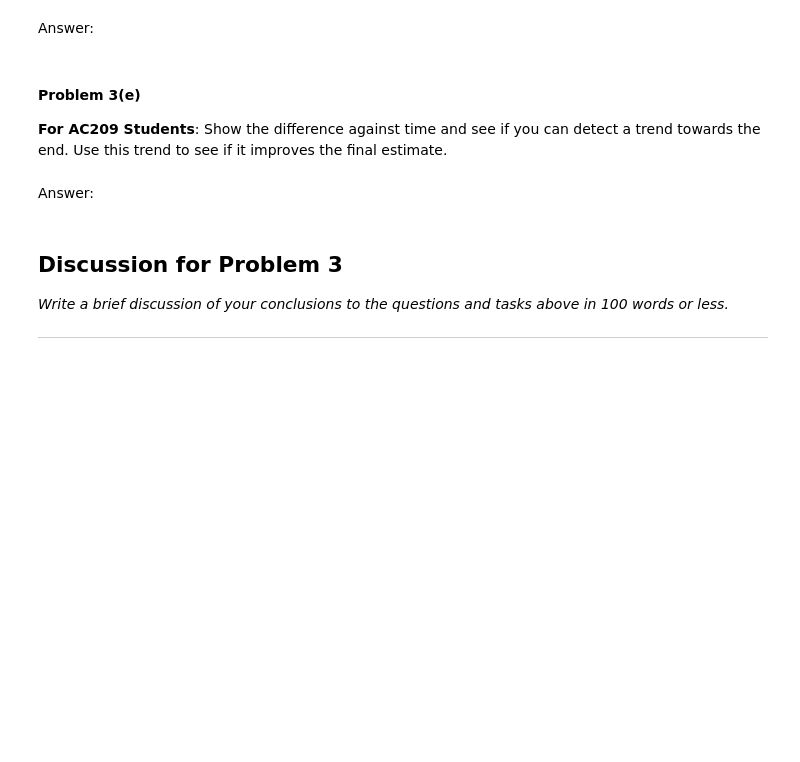
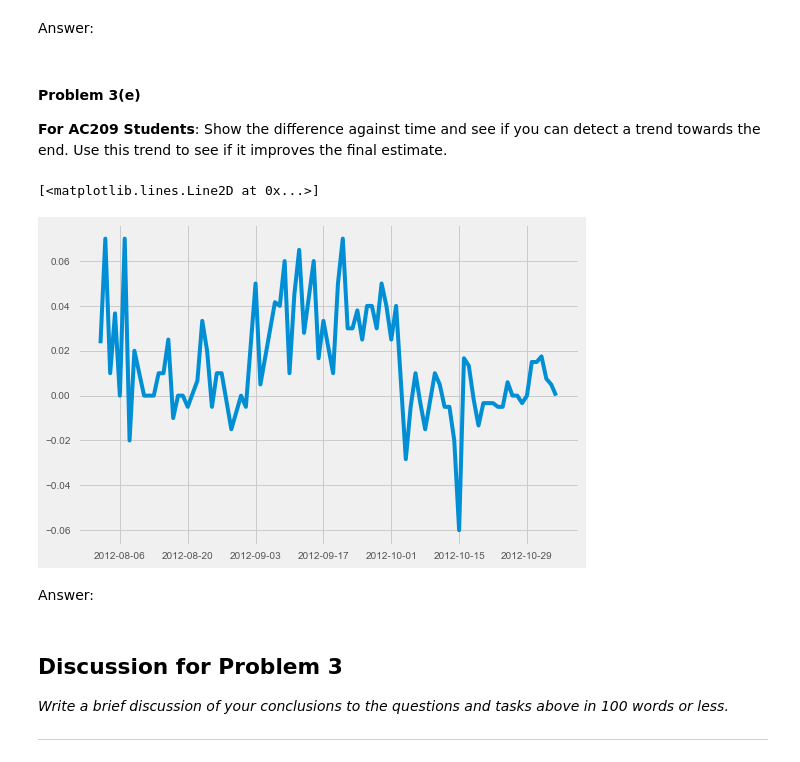
Before and after one commit to tuckergordon/bah_repos, a Jupyter notebook: 2014hw/hw2/HW2.ipynb, the cells around one changed output. Cells and saved outputs as stored; diff of their text form; code cells hidden in the pictures; blank space fills up the shorter version.

```diff
--- a/2014hw/hw2/HW2.ipynb
+++ b/2014hw/hw2/HW2.ipynb
@@ -502,3 +507,10 @@ Answer:
+# %%
+final_months = election[election['Start Date'] >= '2012-08-01']
+grouped = final_months.groupby('Start Date').Diff.mean()
+plt.plot(grouped)
+# %% [output]
+[<matplotlib.lines.Line2D at 0x...>]
+[figure, added]
 # %% [markdown]
 Answer:
 # %% [markdown]
```
Also changed, not shown: parts of 12 cells of this notebook.
